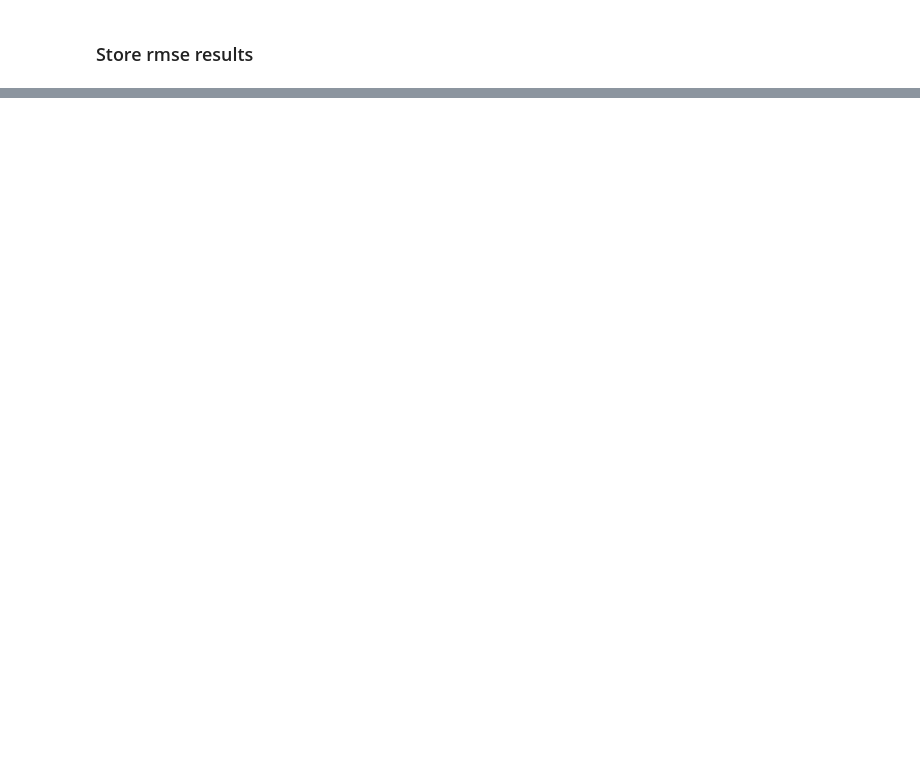
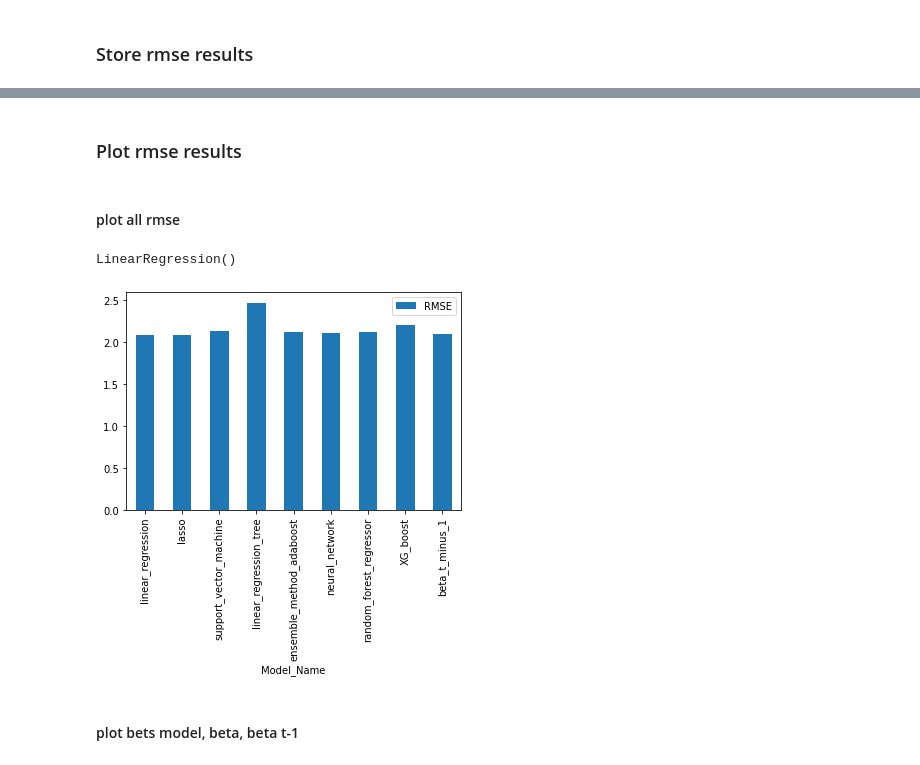
Before and after one commit to lukasheide/Covid-Forecasting-Tool, a Jupyter notebook: Backend/Modeling/Differential_Equation_Modeling/Machine_Learning_Layer_Lukas/beta_estimation_toni.ipynb, the cells around one changed output, grey strips where cells are left out. Drawn from its saved outputs; the diff is of its cells as text; code cells hidden in the pictures; blank space fills up the shorter version.

Commit message:
included test set

```diff
--- a/Backend/Modeling/Differential_Equation_Modeling/Machine_Learning_Layer_Lukas/beta_estimation_toni.ipynb
+++ b/Backend/Modeling/Differential_Equation_Modeling/Machine_Learning_Layer_Lukas/beta_estimation_toni.ipynb
@@ -194,9 +216,9 @@ X_test, X_train, y_test, y_train
 # %% [markdown]
 #### train and run the models
 # %%
-def run_train_test(X_train, y_train, X_test, y_test, modeltype):
+def run_train_val(X_train, y_train, X_val, y_val, modeltype):
     model = ml_training(X_train, y_train, modeltype)
-    return(ml_testing(X_test, y_test, model)), model
+    return(ml_val(X_val, y_val, model)), model
 # %% [markdown]
 #### ML training
 # %%
@@ -266,7 +303,7 @@ rmse = []
 min = 100000
 metrics =["linear_regression", "lasso", "support_vector_machine", "linear_regression_tree", "ensemble_method_adaboost", "neural_network", "random_forest_regressor", "XG_boost"]
 for i in range(len(metrics)):
-    rmse.append(run_train_test(X_train, y_train, X_test, y_test, metrics[i]))
+    rmse.append(run_train_val(X_train, y_train, X_val, y_val, metrics[i]))
 for i in range(len(rmse)):
     if rmse[i][0] < min:
         min = rmse[i][0]
@@ -277,8 +314,9 @@ for i in range(len(rmse)):
 save_model(best_model)
 df = pd.DataFrame(rmse)
 beta_rmse = []
-beta_rmse.append((ml_testing_beta(X_test, y_test), 'beta_t_minus_1'))
-df = df.append(beta_rmse)
-df.columns = ['RMSE', 'Model']
-df.to_csv('rmse.csv')
+beta_rmse.append((ml_testing_beta(X_val, y_val), 'beta_t_minus_1'))
+df_1 = df.append(beta_rmse)
+df_1.columns = ['RMSE', 'Model']
+#df_1.to_csv('rmse.csv')
+len(X_test)
 # %% [output]
@@ -295,0 +324,5 @@ df.to_csv('rmse.csv')
+# %%
+metrics.append('beta_t_minus_1')
+df_2 = pd.DataFrame(metrics)
+df_1.insert(loc=2, column='Model_Name', value=metrics, allow_duplicates=True)
+df_1
@@ -295,0 +340,13 @@ df.to_csv('rmse.csv')
+# %% [markdown]
+### Plot rmse results
+# %% [markdown]
+#### plot all rmse
+# %%
+df_1.plot(x ='Model_Name', y='RMSE', kind = 'bar')
+#plt.bar(df.Model, df.RMSE)
+best_model
+# %% [output]
+LinearRegression()
+[figure, added]
+# %% [markdown]
+#### plot bets model, beta, beta t-1
```
Also changed, not shown: parts of 24 cells of this notebook.
